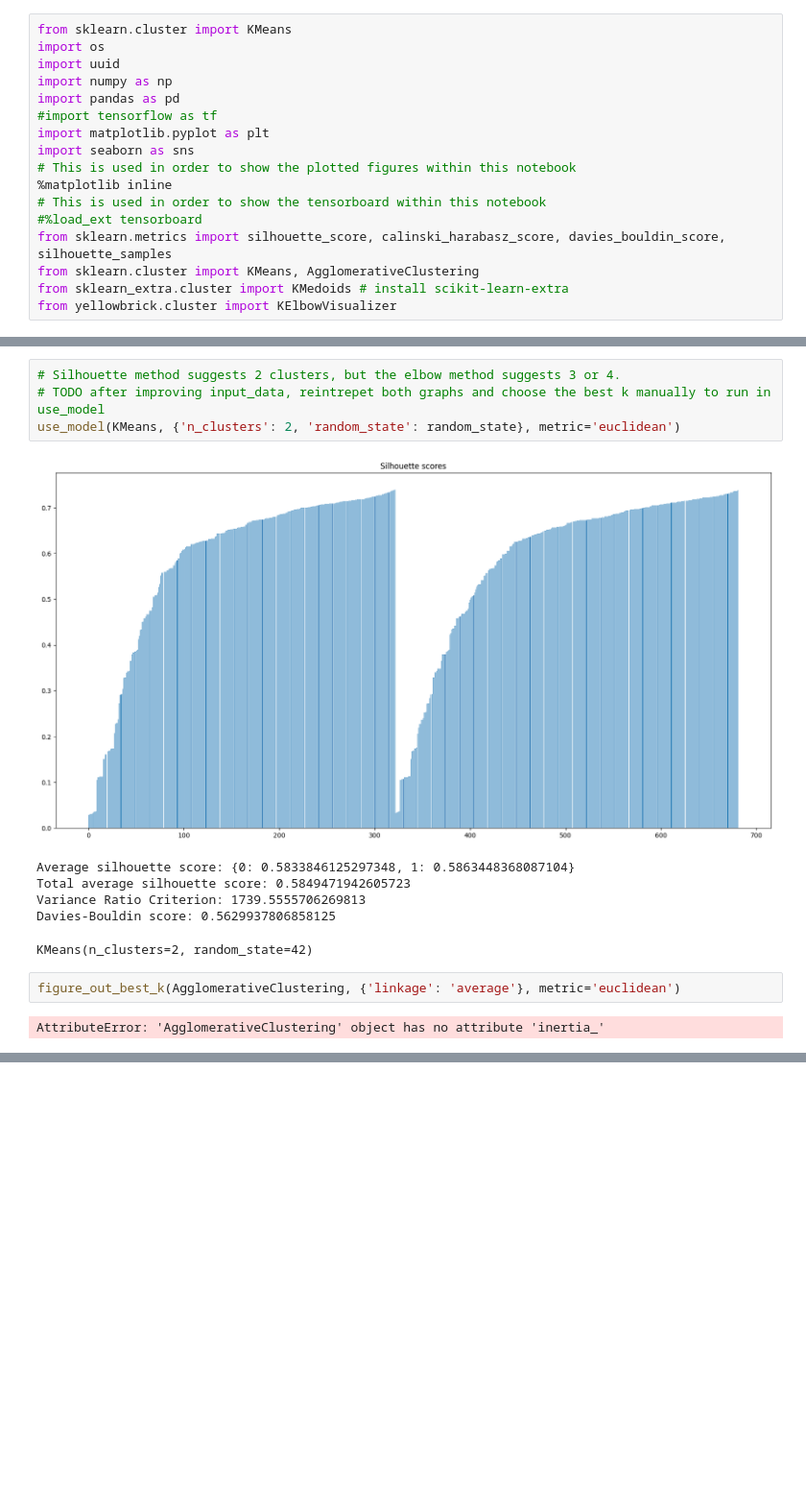
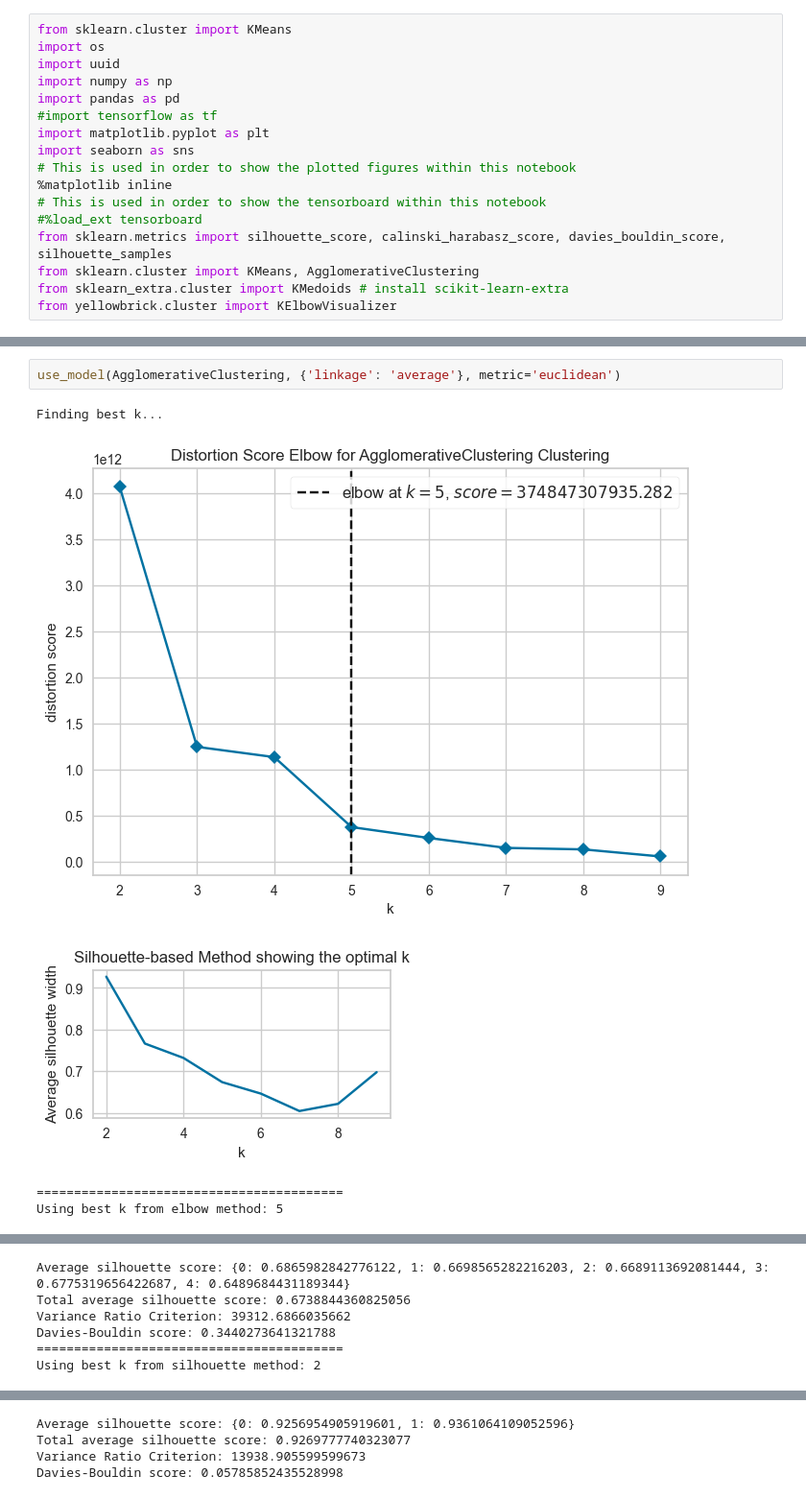
Before and after one commit to biromiro/feup-ac, a Jupyter notebook: src/main_cluster.ipynb, the cells around one changed output, grey strips where cells are left out. Shown: that part at 96% size. Saved outputs shown, nothing was run; the diff lists cells and outputs as text; blank space fills up the shorter version.

```diff
--- a/src/main_cluster.ipynb
+++ b/src/main_cluster.ipynb
@@ -200,15 +220,8 @@ Davies-Bouldin score: 0.5629937806858125
-# %%
-# Silhouette method suggests 2 clusters, but the elbow method suggests 3 or 4.
-# TODO after improving input_data, reintrepet both graphs and choose the best k manually to run in use_model
-use_model(KMeans, {'n_clusters': 2, 'random_state': random_state}, metric='euclidean')
-# %% [output]
-[figure, removed]
-Average silhouette score: {0: 0.5833846125297348, 1: 0.5863448368087104}
-Total average silhouette score: 0.5849471942605723
-Variance Ratio Criterion: 1739.5555706269813
-Davies-Bouldin score: 0.5629937806858125
-KMeans(n_clusters=2, random_state=42)
 # %%
-figure_out_best_k(AgglomerativeClustering, {'linkage': 'average'}, metric='euclidean')
+use_model(AgglomerativeClustering, {'linkage': 'average'}, metric='euclidean')
 # %% [output]
-AttributeError: 'AgglomerativeClustering' object has no attribute 'inertia_'
+Finding best k...
+[figure, added]
+[figure, added]
+=========================================
+Using best k from elbow method: 5
@@ -214,0 +229,6 @@ AttributeError: 'AgglomerativeClustering' object has no attribute 'inertia_'
+Average silhouette score: {0: 0.6865982842776122, 1: 0.6698565282216203, 2: 0.6689113692081444, 3: 0.6775319656422687, 4: 0.6489684431189344}
+Total average silhouette score: 0.6738844360825056
+Variance Ratio Criterion: 39312.6866035662
+Davies-Bouldin score: 0.3440273641321788
+=========================================
+Using best k from silhouette method: 2
@@ -215 +236,5 @@ AttributeError: 'AgglomerativeClustering' object has no attribute 'inertia_'
+Average silhouette score: {0: 0.9256954905919601, 1: 0.9361064109052596}
+Total average silhouette score: 0.9269777740323077
+Variance Ratio Criterion: 13938.905599599673
+Davies-Bouldin score: 0.05785852435528998
 # %%
```
Also changed, not shown: parts of 8 cells of this notebook.
